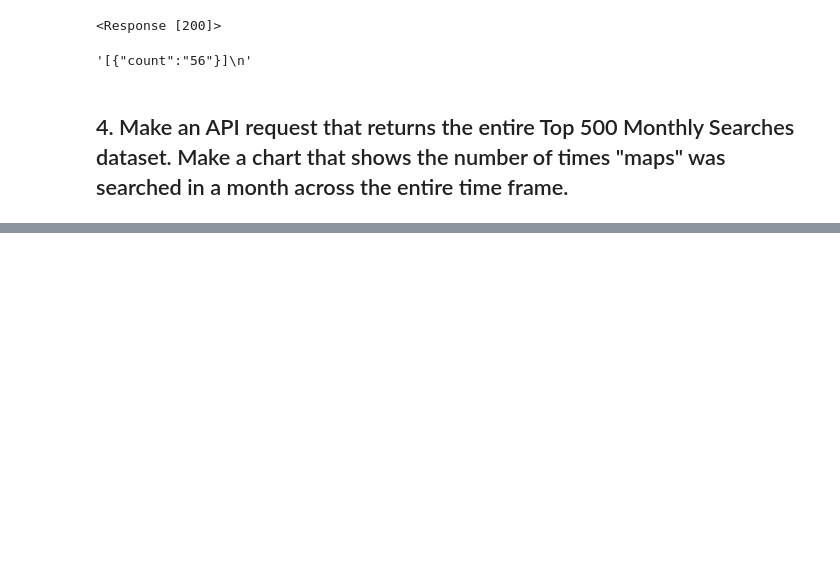
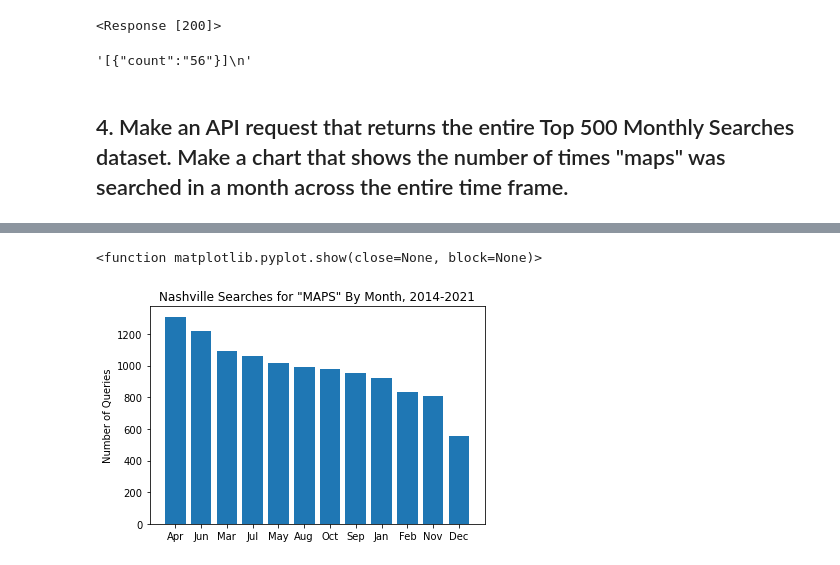
Before and after one commit to NSS-Data-Analytics-Cohort-6/socrata-api-abigailasper, a Jupyter notebook: notebooks/socrata_api.ipynb, the cells around one changed output, grey strips where cells are left out. Drawn from its saved outputs; the diff is of its cells as text; code cells hidden in the pictures; blank space fills up the shorter version.

```diff
--- a/notebooks/socrata_api.ipynb
+++ b/notebooks/socrata_api.ipynb
@@ -96,0 +221,2 @@ code100.text
+# %%
+maps_searches = maps_searches.sort_values(by=['sum_query_count'], ascending=False)
@@ -96,0 +239,2 @@ code100.text
+# %%
+maps_searches.month_name = maps_searches.month_name.str[0:3]
@@ -96,0 +257,8 @@ code100.text
+# %%
+plt.bar(maps_searches.month_name, maps_searches.sum_query_count)
+plt.title('Nashville Searches for "MAPS" By Month, 2014-2021')
+plt.ylabel('Number of Queries')
+plt.show
+# %% [output]
+<function matplotlib.pyplot.show(close=None, block=None)>
+[figure, added]
```
Also changed, not shown: parts of 16 cells of this notebook.
